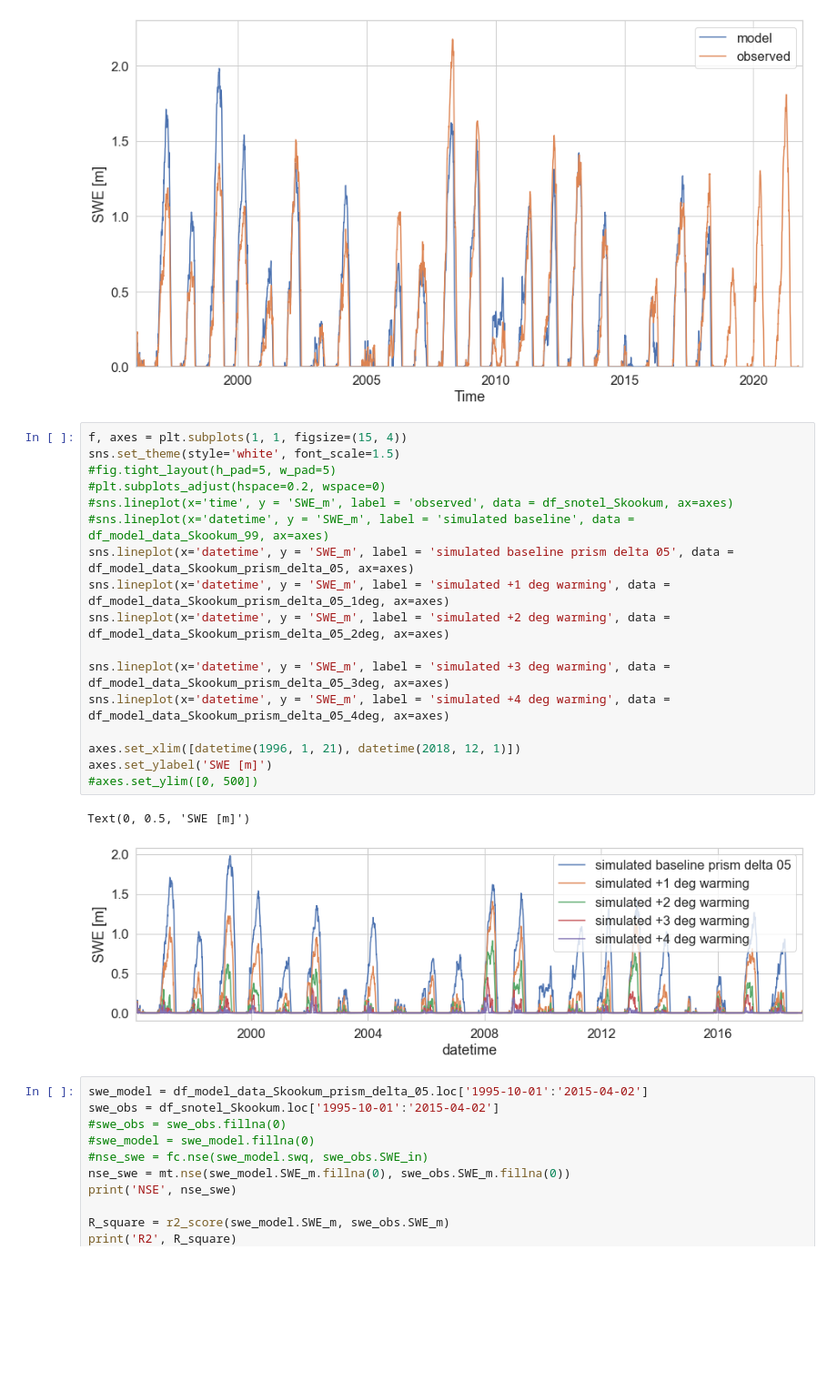
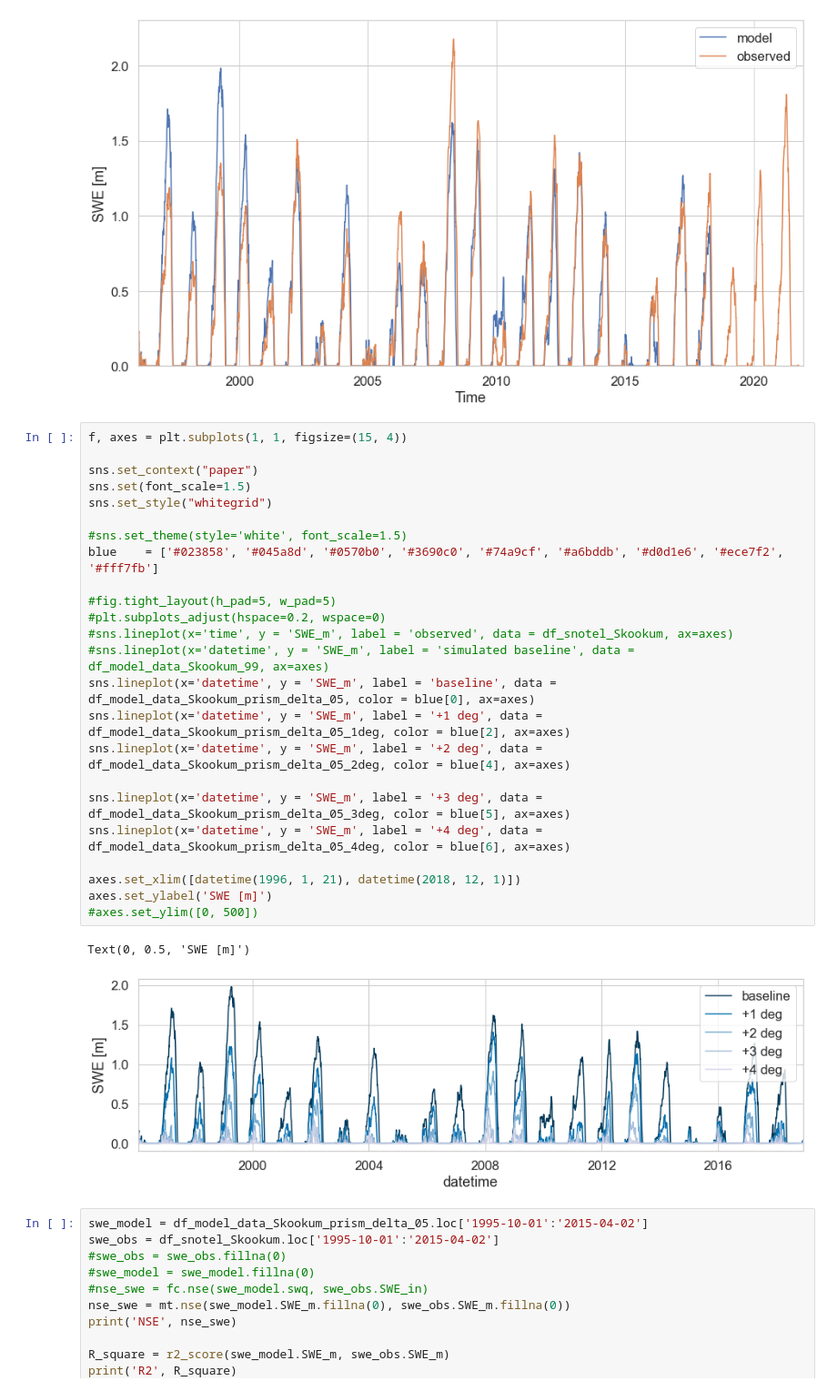
Before and after one commit to NCristea/Snow_SCL, a Jupyter notebook: plots_for_manuscript_final.ipynb, the cells around one changed output. Shown at 91% size. Saved outputs shown, nothing was run; the diff lists cells and outputs as text; blank space fills up the shorter version.

```diff
--- a/plots_for_manuscript_final.ipynb
+++ b/plots_for_manuscript_final.ipynb
@@ -123,24 +123,31 @@ Text(0, 0.5, 'SWE [m]')
 [figure]
 # %%
 f, axes = plt.subplots(1, 1, figsize=(15, 4))
-sns.set_theme(style='white', font_scale=1.5)
+
+sns.set_context("paper")
+sns.set(font_scale=1.5)
+sns.set_style("whitegrid")
+
+#sns.set_theme(style='white', font_scale=1.5)
+blue    = ['#023858', '#045a8d', '#0570b0', '#3690c0', '#74a9cf', '#a6bddb', '#d0d1e6', '#ece7f2', '#fff7fb']
+
 #fig.tight_layout(h_pad=5, w_pad=5)
 #plt.subplots_adjust(hspace=0.2, wspace=0)
 #sns.lineplot(x='time', y = 'SWE_m', label = 'observed', data = df_snotel_Skookum, ax=axes)
 #sns.lineplot(x='datetime', y = 'SWE_m', label = 'simulated baseline', data = df_model_data_Skookum_99, ax=axes)
-sns.lineplot(x='datetime', y = 'SWE_m', label = 'simulated baseline prism delta 05', data = df_model_data_Skookum_prism_delta_05, ax=axes)
-sns.lineplot(x='datetime', y = 'SWE_m', label = 'simulated +1 deg warming', data = df_model_data_Skookum_prism_delta_05_1deg, ax=axes)
-sns.lineplot(x='datetime', y = 'SWE_m', label = 'simulated +2 deg warming', data = df_model_data_Skookum_prism_delta_05_2deg, ax=axes)
+sns.lineplot(x='datetime', y = 'SWE_m', label = 'baseline', data = df_model_data_Skookum_prism_delta_05, color = blue[0], ax=axes)
+sns.lineplot(x='datetime', y = 'SWE_m', label = '+1 deg', data = df_model_data_Skookum_prism_delta_05_1deg, color = blue[2], ax=axes)
+sns.lineplot(x='datetime', y = 'SWE_m', label = '+2 deg', data = df_model_data_Skookum_prism_delta_05_2deg, color = blue[4], ax=axes)
 
-sns.lineplot(x='datetime', y = 'SWE_m', label = 'simulated +3 deg warming', data = df_model_data_Skookum_prism_delta_05_3deg, ax=axes)
-sns.lineplot(x='datetime', y = 'SWE_m', label = 'simulated +4 deg warming', data = df_model_data_Skookum_prism_delta_05_4deg, ax=axes)
+sns.lineplot(x='datetime', y = 'SWE_m', label = '+3 deg', data = df_model_data_Skookum_prism_delta_05_3deg, color = blue[5], ax=axes)
+sns.lineplot(x='datetime', y = 'SWE_m', label = '+4 deg', data = df_model_data_Skookum_prism_delta_05_4deg, color = blue[6], ax=axes)
 
 axes.set_xlim([datetime(1996, 1, 21), datetime(2018, 12, 1)])
 axes.set_ylabel('SWE [m]')
 #axes.set_ylim([0, 500])
 # %% [output]
 Text(0, 0.5, 'SWE [m]')
-[figure, old version]
+[figure, new version]
 # %%
 swe_model = df_model_data_Skookum_prism_delta_05.loc['1995-10-01':'2015-04-02']
 swe_obs = df_snotel_Skookum.loc['1995-10-01':'2015-04-02']
```
Also changed, not shown: parts of 9 cells of this notebook, 3 other files.
